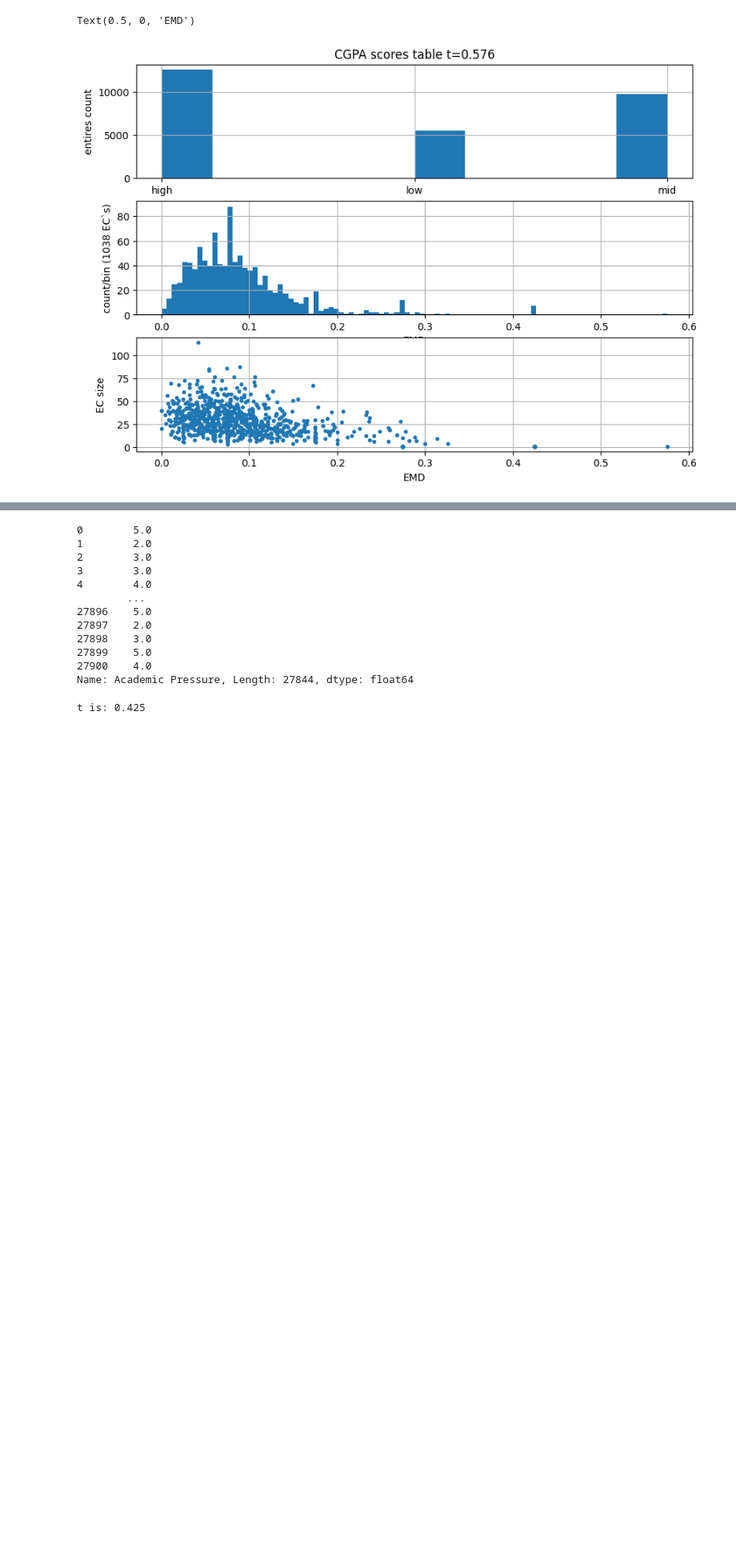
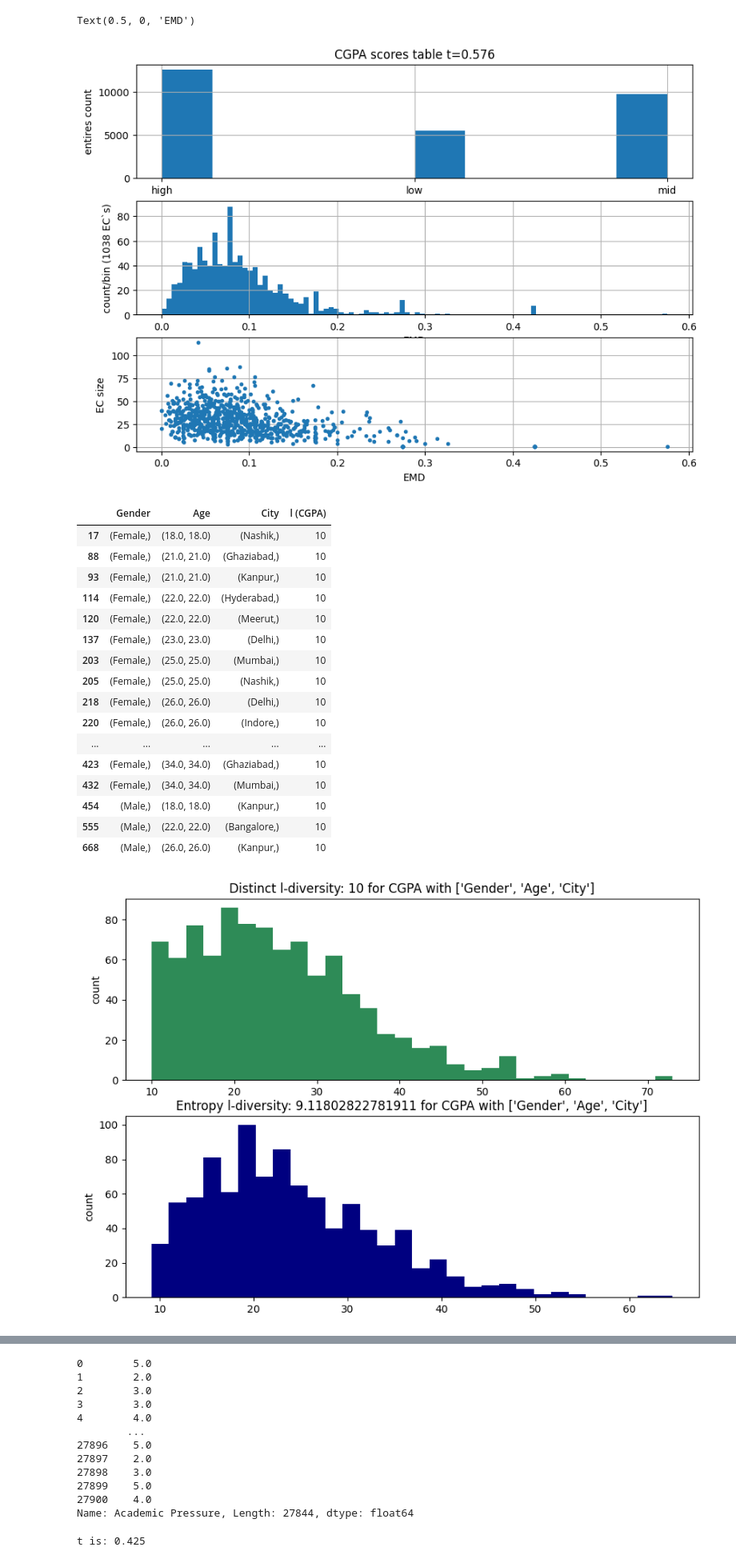
Before and after one commit to KJWesthoff/233LabTaskForce, a Jupyter notebook: final/student_depression.ipynb, the cells around one changed output, grey strips where cells are left out. Shown at 80% size. Drawn from its saved outputs; the diff is of its cells as text; code cells hidden in the pictures; blank space fills up the shorter version.

Commit message:
Added pre and post plots for l and t (it's not DRY -code needs some cleaning..)

```diff
--- a/final/student_depression.ipynb
+++ b/final/student_depression.ipynb
@@ -716,3 +718,83 @@ t is: 0.576
 1038 rows × 5 columns
 Text(0.5, 0, 'EMD')
 [figure]
+# %%
+
+s = 'CGPA'
+desired_l = 10
+sensAttrs = {'CGPA':10}
+
+generalized_df, boundaries = Mondrian_l_diversity(df, qID, s, desired_l, Mondrian_choose_dim_highest_distinct, Mondrian_choose_cut_first_split_l_diversity)
+
+l_div_report(generalized_df, qID, sensAttrs)
+
+
+
+display(generalized_df)
+## Turn the CGPA scores into bins:
+CGPA_bins = [4,6,8,10]
+CGPA_labels = ['low','mid','high']
+generalized_df['CGPA_binned'] = pd.cut(generalized_df['CGPA'], bins= CGPA_bins, labels = CGPA_labels, include_lowest=True)
+
+## The sensitivity order most sensitive to least sensitive
+CGPA_order  = ['low','high','mid']
+
+## calculate t for the table and EMD for each EC
+tt,EC_EMD = EMD_ordered_distance(generalized_df,qID,'CGPA_binned',CGPA_order)
+
+
+
+## calculate the size of each EQ (using k-anon)
+k, EC_sizes = k_anonymity(generalized_df, qID)
+
+## Do a left join to put the EQ sizes into the t/EMD results
+EC_EMD_reset = EC_EMD.reset_index()
+
+t_equivalence_classes = EC_EMD_reset.merge(EC_sizes[['Gender', 'Age', 'City', 'count']], on=['Gender', 'Age', 'City'],how='left')
+
+print(f"t is: {tt:.3f}")
+display(t_equivalence_classes)
+
+
+
+
+## Plots
+
+## Plot the data grade distribution
+# Reindex according to desired order
+fig = plt.figure(figsize=(10, 7))
+ax1 = fig.add_subplot(311)
+ax1.set_title(f"CGPA scores table t={tt:.3f}")
+ax1.set_ylabel('entires count')
+generalized_df['CGPA_binned'].hist(ax=ax1)
+
+ax2 = fig.add_subplot(312)
+t_equivalence_classes['EMD'].hist(bins = 100, ax=ax2)
+ax2.set_ylabel(f'count/bin ({len(t_equivalence_classes)} EC`s)')
+#ax2.set_xlabel('EMD')
+
+
+ax3 = fig.add_subplot(313)
+ax3.plot(t_equivalence_classes['EMD'],t_equivalence_classes['count'], '.')
+ax3.set_ylabel(f'EC size')
+ax3.grid('on')
+ax3.set_xlabel('EMD')
+# %% [output]
+|  | Gender | Age | City | l (CGPA) |
+| 17 | (Female,) | (18.0, 18.0) | (Nashik,) | 10 |
+| 88 | (Female,) | (21.0, 21.0) | (Ghaziabad,) | 10 |
+| 93 | (Female,) | (21.0, 21.0) | (Kanpur,) | 10 |
+| 114 | (Female,) | (22.0, 22.0) | (Hyderabad,) | 10 |
+| 120 | (Female,) | (22.0, 22.0) | (Meerut,) | 10 |
+| 137 | (Female,) | (23.0, 23.0) | (Delhi,) | 10 |
+| 203 | (Female,) | (25.0, 25.0) | (Mumbai,) | 10 |
+| 205 | (Female,) | (25.0, 25.0) | (Nashik,) | 10 |
+| 218 | (Female,) | (26.0, 26.0) | (Delhi,) | 10 |
+| 220 | (Female,) | (26.0, 26.0) | (Indore,) | 10 |
+| ... | ... | ... | ... | ... |
+| 423 | (Female,) | (34.0, 34.0) | (Ghaziabad,) | 10 |
+| 432 | (Female,) | (34.0, 34.0) | (Mumbai,) | 10 |
+| 454 | (Male,) | (18.0, 18.0) | (Kanpur,) | 10 |
+| 555 | (Male,) | (22.0, 22.0) | (Bangalore,) | 10 |
+| 668 | (Male,) | (26.0, 26.0) | (Kanpur,) | 10 |
+[figure, added]
```
Also changed, not shown: parts of 3 cells of this notebook.
